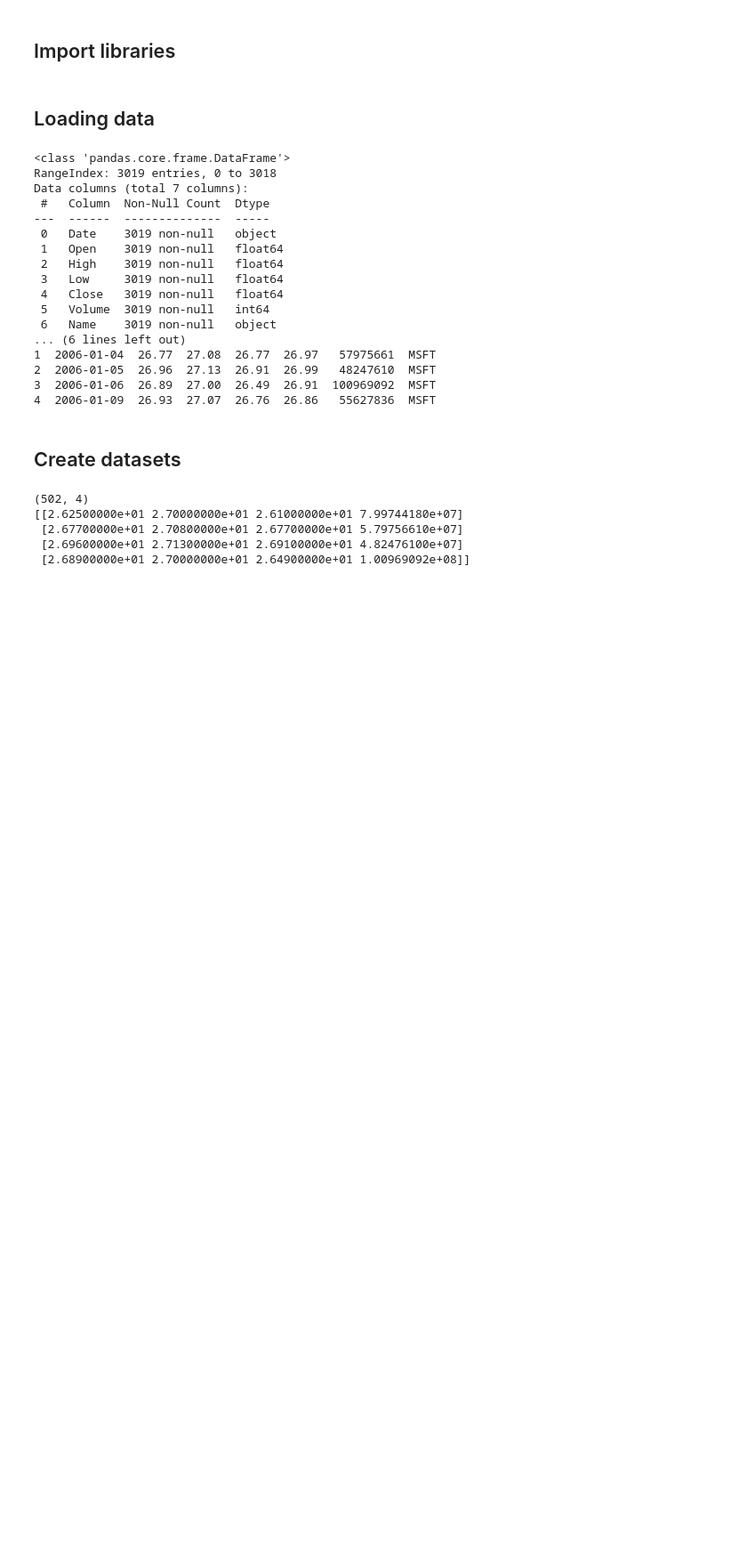
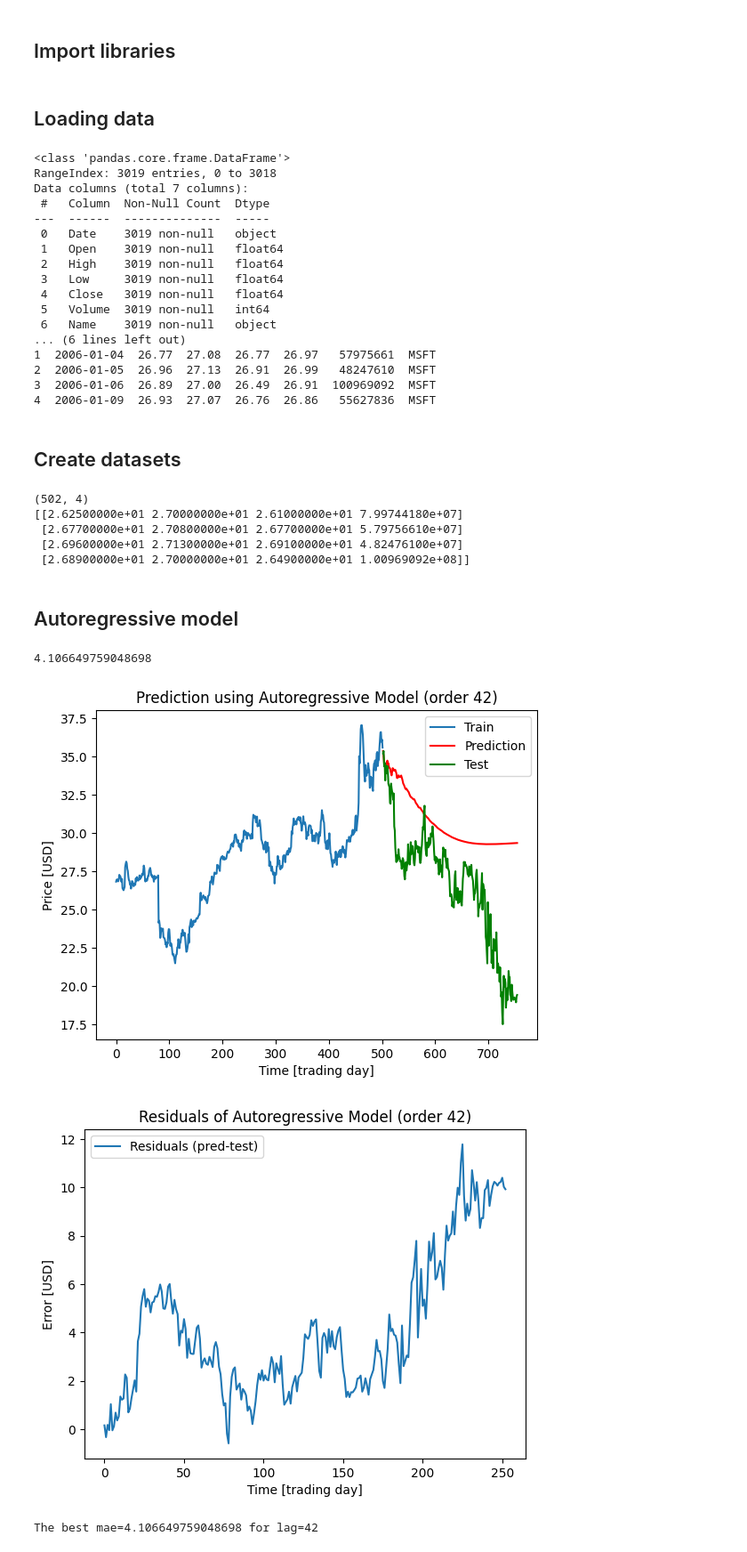
Before and after one commit to drvojtex/ADAMLstockA4msft, a Jupyter notebook: main2.ipynb, the cells around one changed output. Shown at 89% size. Saved outputs shown, nothing was run; the diff lists cells and outputs as text; code cells hidden in the pictures; blank space fills up the shorter version.

Commit message:
Autoregressive model

```diff
--- a/main2.ipynb
+++ b/main2.ipynb
@@ -49,3 +49,68 @@ print(X_train_1[:4, :])
  [2.67700000e+01 2.70800000e+01 2.67700000e+01 5.79756610e+07]
  [2.69600000e+01 2.71300000e+01 2.69100000e+01 4.82476100e+07]
  [2.68900000e+01 2.70000000e+01 2.64900000e+01 1.00969092e+08]]
+# %% [markdown]
+## Autoregressive model
+# %%
+from statsmodels.tsa.ar_model import AutoReg
+from sklearn.metrics import mean_absolute_error
+
+# Fit AR model
+lags = 42
+model = AutoReg(y_train_1, lags=lags)
+model_fit = model.fit()
+
+# Predict
+pred = model_fit.forecast(steps=len(y_test_1))
+
+# Compute MAE
+mae = mean_absolute_error(pred, y_test_1)
+print(mae)
+
+# Plot predictions
+plt.plot(y_train_1, label='Train')
+plt.plot(range(len(y_train_1), (len(y_train_1)+len(y_test_1))), pred, label='Prediction', color='red')
+plt.plot(range(len(y_train_1), (len(y_train_1)+len(y_test_1))), y_test_1, label='Test', color='green')
+plt.title(f'Prediction using Autoregressive Model (order {lags})')
+plt.xlabel('Time [trading day]')
+plt.ylabel('Price [USD]')
+plt.legend()
+plt.savefig(f'images/autoregression_model/autoregressive_model_prediction_{lags}_{mae:.2f}.png', dpi=200, bbox_inches='tight')
+plt.show()
+
+# Plot residuals
+plt.plot(pred-y_test_1, label='Residuals (pred-test)')
+plt.title(f'Residuals of Autoregressive Model (order {lags})')
+plt.xlabel('Time [trading day]')
+plt.ylabel('Error [USD]')
+plt.legend()
+plt.savefig(f'images/autoregression_model/autoregressive_model_residuals_{lags}_{mae:.2f}.png', dpi=200, bbox_inches='tight')
+plt.show()
+# %% [output]
+4.106649759048698
+[figure, added]
+[figure, added]
+# %%
+maes = []
+iis = []
+min_mae = float('inf')
+min_i = float('inf')
+for i in range(1, 200):
+    model = AutoReg(y_train_1, lags=i)
+    model_fit = model.fit()
+
+    # Predict
+    pred = model_fit.forecast(steps=len(y_test_1))
+
+    # Compute MAE
+    mae = mean_absolute_error(pred, y_test_1)
+    maes.append(mae)
+    iis.append(i)
+
+    if min_mae > mae:
+        min_mae = mae
+        min_i = i
+
+print(f"The best mae={min_mae} for lag={min_i}")
+# %% [output]
+The best mae=4.106649759048698 for lag=42
```
Also changed, not shown: parts of 1 cell of this notebook, 15 other files.
